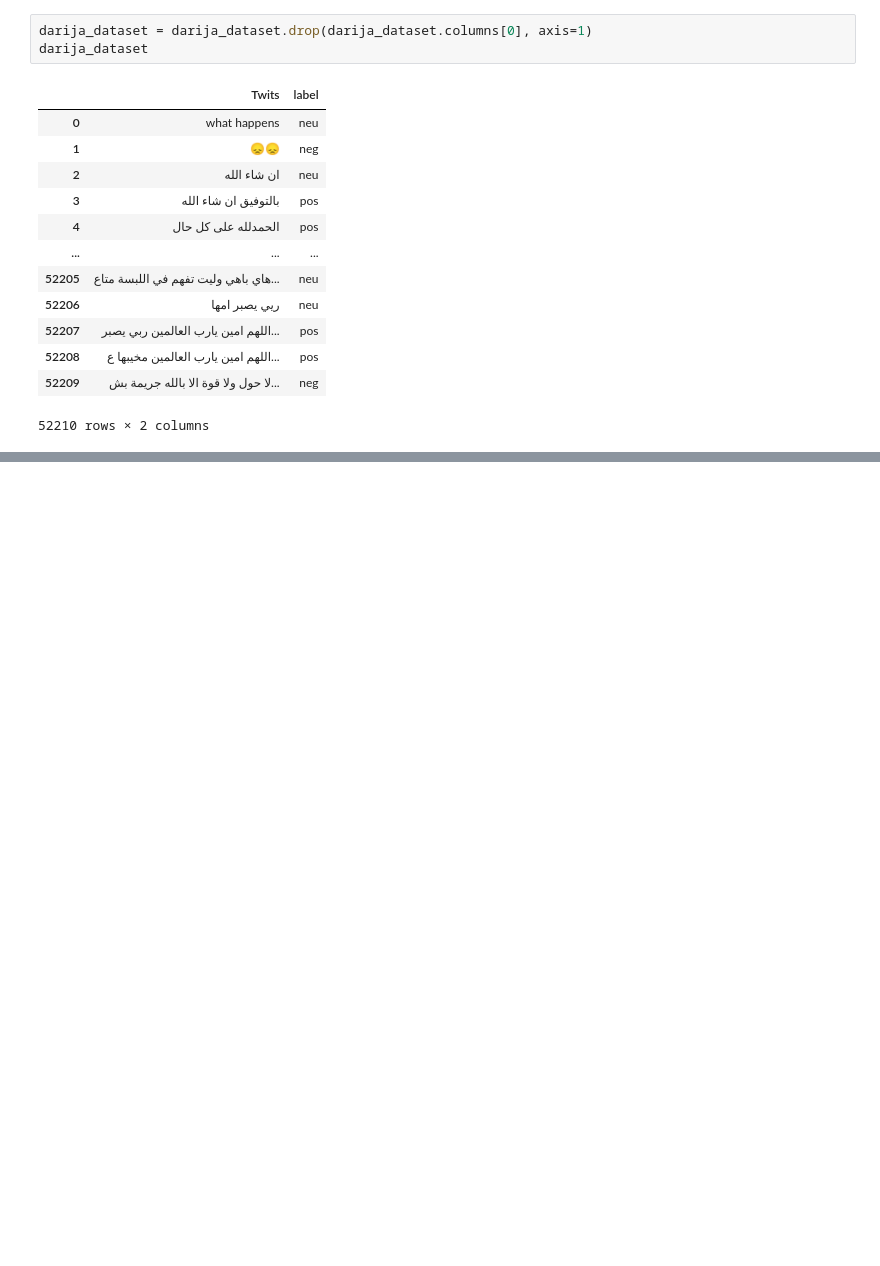
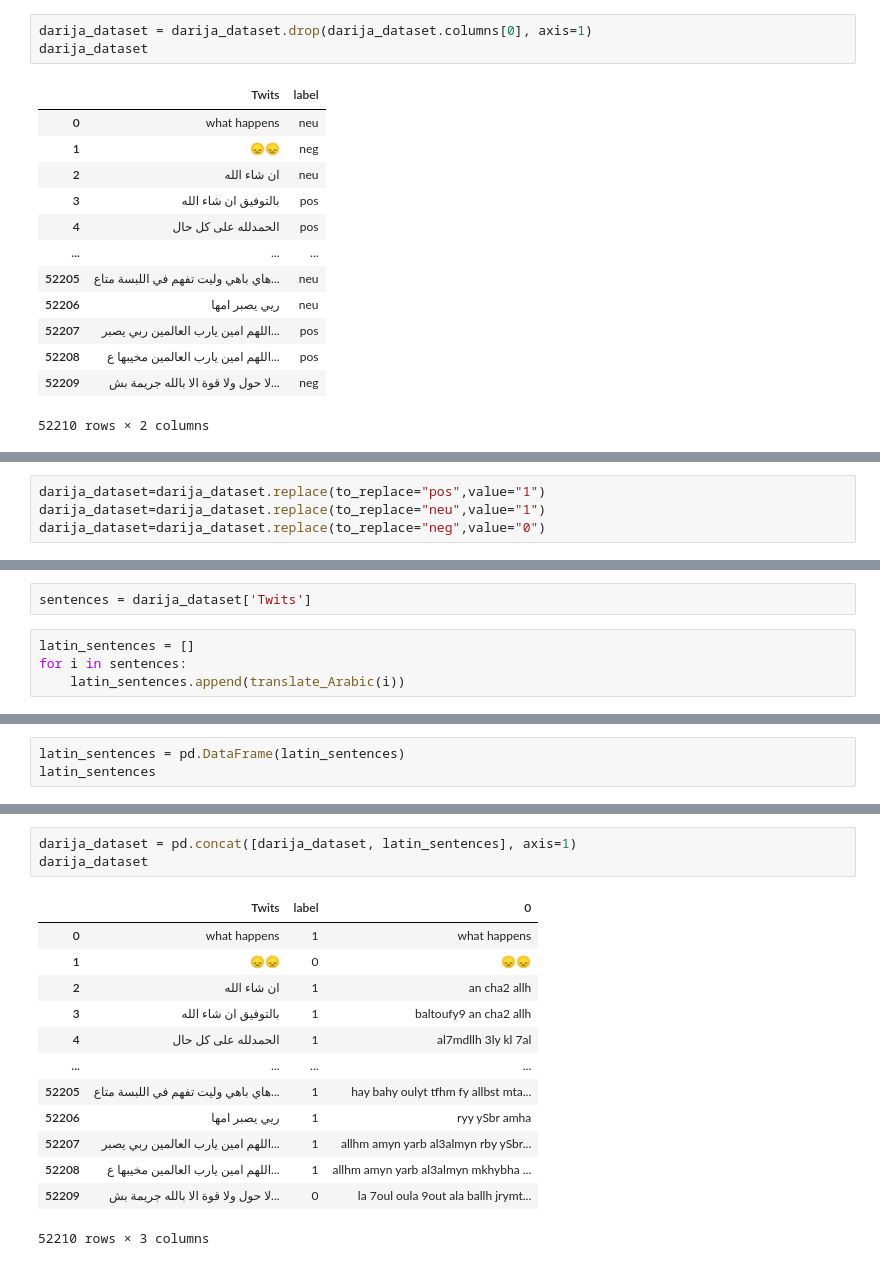
Before and after one commit to Adham-Aroubite/nlp_darija, a Jupyter notebook: translator.ipynb, the cells around one changed output, grey strips where cells are left out. Drawn from its saved outputs; the diff is of its cells as text; blank space fills up the shorter version.

```diff
--- a/translator.ipynb
+++ b/translator.ipynb
@@ -286,0 +285,4 @@ darija_dataset
+# %%
+darija_dataset=darija_dataset.replace(to_replace="pos",value="1")
+darija_dataset=darija_dataset.replace(to_replace="neu",value="1")
+darija_dataset=darija_dataset.replace(to_replace="neg",value="0")
@@ -286,0 +305,6 @@ darija_dataset
+# %%
+sentences = darija_dataset['Twits']
+# %%
+latin_sentences = []
+for i in sentences:
+    latin_sentences.append(translate_Arabic(i))
@@ -286,0 +331,3 @@ darija_dataset
+# %%
+latin_sentences = pd.DataFrame(latin_sentences)
+latin_sentences
@@ -286,0 +348,17 @@ darija_dataset
+# %%
+darija_dataset = pd.concat([darija_dataset, latin_sentences], axis=1)
+darija_dataset
+# %% [output]
+|  | Twits | label | 0 |
+| 0 | what happens | 1 | what happens |
+| 1 | 😞😞 | 0 | 😞😞 |
+| 2 | ان شاء الله | 1 | an cha2 allh |
+| 3 | بالتوفيق ان شاء الله | 1 | baltoufy9 an cha2 allh |
+| 4 | الحمدلله على كل حال | 1 | al7mdllh 3ly kl 7al |
+| ... | ... | ... | ... |
+| 52205 | هاي باهي وليت تفهم في اللبسة متاع... | 1 | hay bahy oulyt tfhm fy allbst mta... |
+| 52206 | ريي يصبر امها | 1 | ryy ySbr amha |
+| 52207 | اللهم امين يارب العالمين ربي يصبر... | 1 | allhm amyn yarb al3almyn rby ySbr... |
+| 52208 | اللهم امين يارب العالمين مخيبها ع... | 1 | allhm amyn yarb al3almyn mkhybha ... |
+| 52209 | لا حول ولا قوة الا بالله جريمة بش... | 0 | la 7oul oula 9out ala ballh jrymt... |
+52210 rows × 3 columns
```
Also changed, not shown: parts of 17 cells of this notebook, 1 other file.
